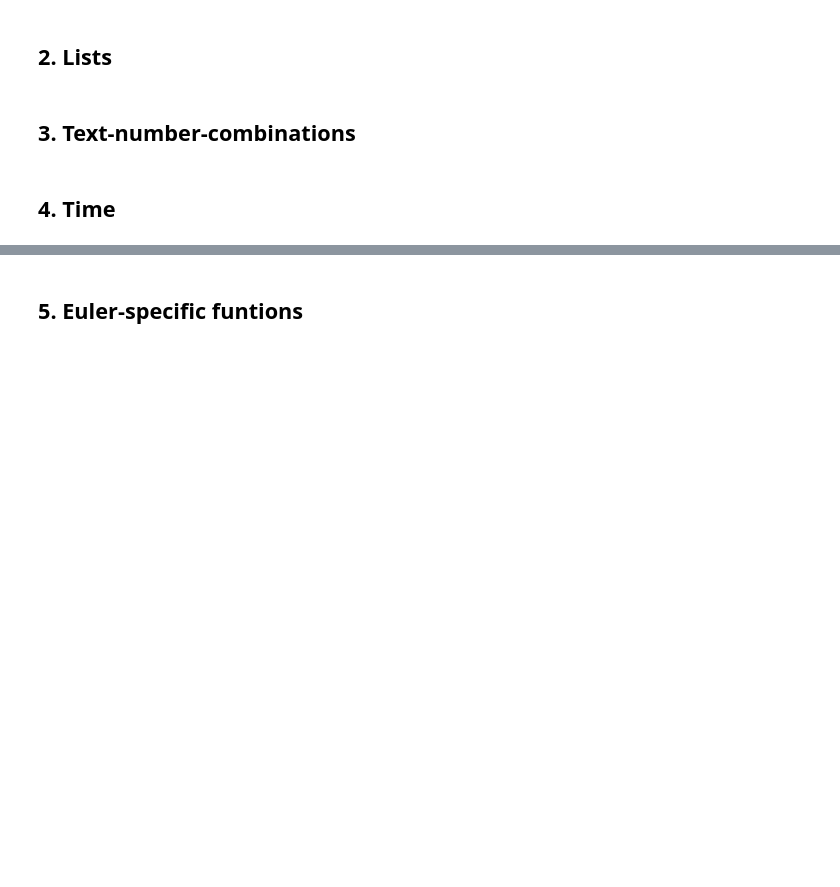
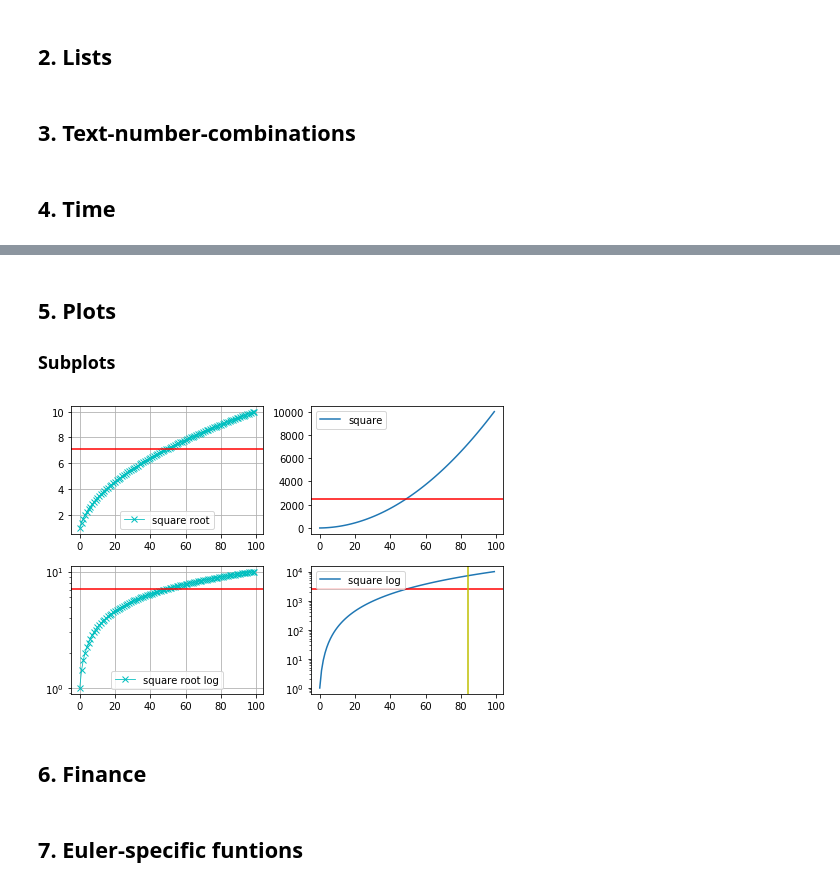
Before and after one commit to howtodowtle/old-small-stuff, a Jupyter notebook: AJD-custom-functions.ipynb, the cells around one changed output, grey strips where cells are left out. Saved outputs shown, nothing was run; the diff lists cells and outputs as text; code cells hidden in the pictures; blank space fills up the shorter version.

```diff
--- a/AJD-custom-functions.ipynb
+++ b/AJD-custom-functions.ipynb
@@ -27,19 +35,2 @@
 # %% [markdown]
 ## 1. Primes
-# %%
-def is_prime(n):
-    """
-    Returns a boolean: 0 if n is not a prime, 1 if n is a prime.
-    """
-    if n == 1:
-        return False
-    else:
-        bool_i = [n%2 == 0]
-        for i in range(3, int(sqrt(n))+1, 2):
-            bool_i.append(n%i == 0)
-        if sum(bool_i) == 0:
-            return True
-        elif n == 2:
-            return True
-        else:
-            return False
@@ -172 +206,45 @@ cProfile.run('primes_below(100000)')
 # NB: command to time in ''
+# %% [markdown]
+## 5. Plots
+### Subplots
+# %%
+import matplotlib.pyplot as plt
+from math import sqrt
+
+plt.figure(1)  # First figure. Everything is plotted here until plt.figure() is called again.
+
+plt.subplot(221)  # 2 rows, 2 col, 1st subplot
+plt.plot([sqrt(x) for x in list(range(1,101))], label="square root", linewidth=0.8, color="c", marker="x")
+# plt.ylim(-0.05, 0.05)
+plt.legend(loc="lower center")
+plt.axhline(sqrt(50), color="r")
+plt.grid(True)
+
+plt.subplot(222)
+plt.plot([x**2 for x in list(range(1,101))], label="square")
+plt.legend()
+plt.axhline(50**2, color="r")
+# plt.ylim(-0.05, 0.05)
+
+plt.subplot(223)  # 2 rows, 1 col, 1st subplot
+plt.plot([sqrt(x) for x in list(range(1,101))], label="square root log", linewidth=0.8, color="c", marker="x")
+# plt.ylim(-0.05, 0.05)
+plt.legend(loc="lower center")
+plt.yscale("log")  # logarithmic scale
+plt.axhline(sqrt(50), color="r")
+plt.grid(True)
+
+plt.subplot(224)
+plt.plot([x**2 for x in list(range(1,101))], label="square log")
+plt.legend()
+plt.yscale("log")  # logarithmic scale
+plt.axhline(50**2, color="r")
+plt.axvline(84.17, color="y")
+# plt.ylim(-0.05, 0.05)
+
+# von wo nach wo, height/width space between
+plt.subplots_adjust(top=1, bottom=0, left=0, right=1, hspace=0.25, wspace=0.25)
+# %% [output]
+[figure, added]
+# %% [markdown]
+## 6. Finance
@@ -173,5 +255,5 @@ cProfile.run('primes_below(100000)')
 # %% [markdown]
-## 5. Euler-specific funtions
+## 7. Euler-specific funtions
 # %%
 # problem 21 and 23
 from math import sqrt
```
Also changed, not shown: parts of 21 cells of this notebook.
